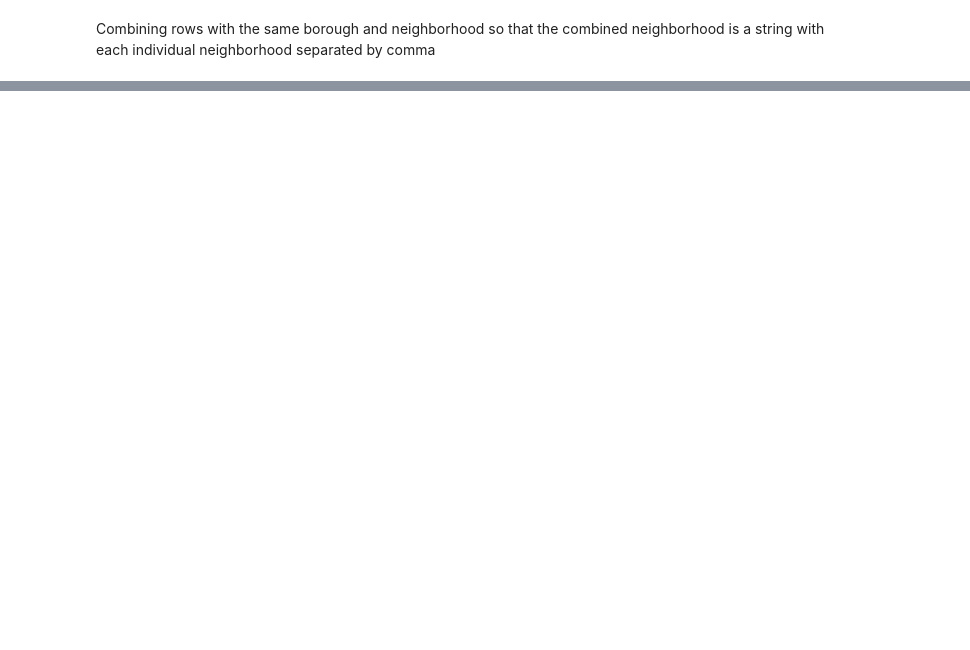
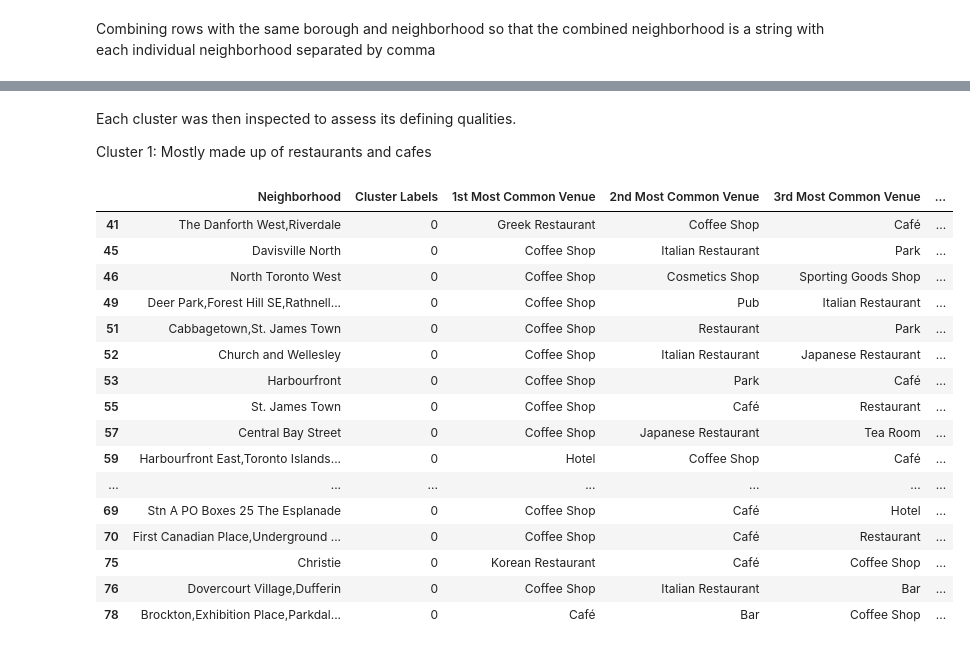
Before and after one commit to Stuart-McGill/Capstone-Notebook, a Jupyter notebook: capstone_notebook-1.ipynb, the cells around one changed output, grey strips where cells are left out. Cells and saved outputs as stored; diff of their text form; code cells hidden in the pictures; blank space fills up the shorter version.

```diff
--- a/capstone_notebook-1.ipynb
+++ b/capstone_notebook-1.ipynb
@@ -76,0 +300,11 @@ print(can_post_df.shape)
+# %%
+
+# add clustering labels
+neighborhoods_venues_sorted.insert(0, 'Cluster Labels', best_kmeans.labels_)
+
+toronto_merged = toronto_lat_df
+
+# merge toronto_grouped with toronto_data to add latitude/longitude for each neighborhood
+toronto_merged = toronto_merged.join(neighborhoods_venues_sorted.set_index('Neighborhood'), on='Neighborhood')
+
+toronto_merged.head()
@@ -76,0 +387,3 @@ print(can_post_df.shape)
+# %%
+model_1 = AgglomerativeClustering(distance_threshold=None, n_clusters=6)
+model_1.fit(X)
@@ -76,0 +394,26 @@ print(can_post_df.shape)
+# %%
+
+toronto_merged['Cluster Labels'] = model_1.labels_
+
+map_clusters = folium.Map(location=[lat, lng], zoom_start=11)
+
+# set color scheme for the clusters
+x = np.arange(kclusters)
+ys = [i + x + (i*x)**2 for i in range(kclusters)]
+colors_array = cm.rainbow(np.linspace(0, 1, len(ys)))
+rainbow = [colors.rgb2hex(i) for i in colors_array]
+
+# add markers to the map
+markers_colors = []
+for lat, lon, poi, cluster in zip(toronto_merged['Latitude'], toronto_merged['Longitude'], toronto_merged['Neighborhood'], toronto_merged['Cluster Labels']):
+    label = folium.Popup(str(poi) + ' Cluster ' + str(cluster), parse_html=True)
+    folium.CircleMarker(
+        [lat, lon],
+        radius=5,
+        popup=label,
+        color=rainbow[cluster-1],
+        fill=True,
+        fill_color=rainbow[cluster-1],
+        fill_opacity=0.7).add_to(map_clusters)
+
+map_clusters
@@ -76,0 +422,24 @@ print(can_post_df.shape)
+# %% [markdown]
+Each cluster was then inspected to assess its defining qualities.
+
+Cluster 1: Mostly made up of restaurants and cafes
+# %%
+toronto_merged.loc[toronto_merged['Cluster Labels'] == 0, toronto_merged.columns[[2] + list(range(5, toronto_merged.shape[1]))]]
+# %% [output]
+|  | Neighborhood | Cluster Labels | 1st Most Common Venue | 2nd Most Common Venue | 3rd Most Common Venue | ... |
+| 41 | The Danforth West,Riverdale | 0 | Greek Restaurant | Coffee Shop | Café | ... |
+| 45 | Davisville North | 0 | Coffee Shop | Italian Restaurant | Park | ... |
+| 46 | North Toronto West | 0 | Coffee Shop | Cosmetics Shop | Sporting Goods Shop | ... |
+| 49 | Deer Park,Forest Hill SE,Rathnell... | 0 | Coffee Shop | Pub | Italian Restaurant | ... |
+| 51 | Cabbagetown,St. James Town | 0 | Coffee Shop | Restaurant | Park | ... |
+| 52 | Church and Wellesley | 0 | Coffee Shop | Italian Restaurant | Japanese Restaurant | ... |
+| 53 | Harbourfront | 0 | Coffee Shop | Park | Café | ... |
+| 55 | St. James Town | 0 | Coffee Shop | Café | Restaurant | ... |
+| 57 | Central Bay Street | 0 | Coffee Shop | Japanese Restaurant | Tea Room | ... |
+| 59 | Harbourfront East,Toronto Islands... | 0 | Hotel | Coffee Shop | Café | ... |
+| ... | ... | ... | ... | ... | ... | ... |
+| 69 | Stn A PO Boxes 25 The Esplanade | 0 | Coffee Shop | Café | Hotel | ... |
+| 70 | First Canadian Place,Underground ... | 0 | Coffee Shop | Café | Restaurant | ... |
+| 75 | Christie | 0 | Korean Restaurant | Café | Coffee Shop | ... |
+| 76 | Dovercourt Village,Dufferin | 0 | Coffee Shop | Italian Restaurant | Bar | ... |
+| 78 | Brockton,Exhibition Place,Parkdal... | 0 | Café | Bar | Coffee Shop | ... |
```
Also changed, not shown: parts of 53 cells of this notebook, 2 other files.
